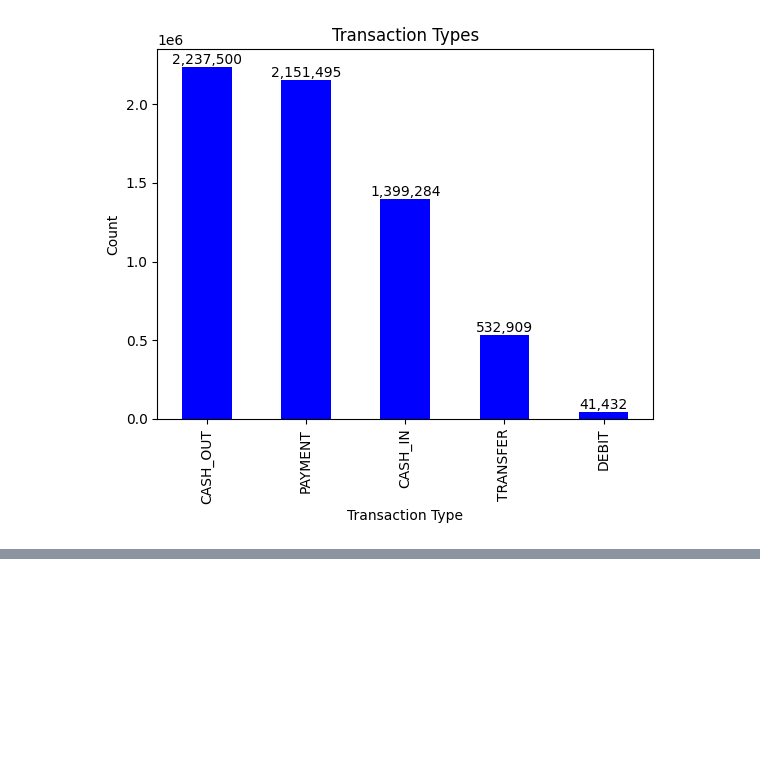
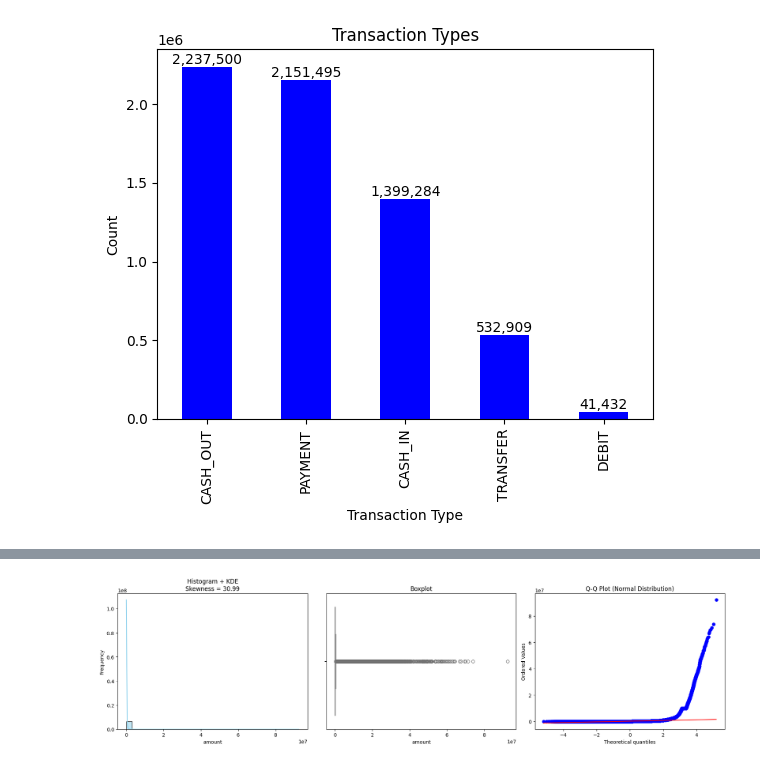
Before and after one commit to samueladitya/bank-fraud-detection, a Jupyter notebook: model_analysis.ipynb, the cells around one changed output, grey strips where cells are left out. Saved outputs shown, nothing was run; the diff lists cells and outputs as text; code cells hidden in the pictures; blank space fills up the shorter version.

```diff
--- a/model_analysis.ipynb
+++ b/model_analysis.ipynb
@@ -101,0 +140,40 @@ plt.show()
+# %%
+from scipy.stats import skew, probplot
+
+def check_skewness(series, bins=30):
+    """
+    Visualisasi distribusi data untuk mengecek skewness.
+    Menampilkan Histogram+KDE, Boxplot, QQ Plot, dan nilai skewness.
+
+    Parameters
+    ----------
+    series : pandas.Series
+        Data numerik yang akan dianalisis
+    bins : int
+        Jumlah bin untuk histogram
+    """
+    data = series.dropna()  # buang missing values
+    skewness = skew(data)
+
+    fig, axes = plt.subplots(1, 3, figsize=(18, 5))
+
+    # 1. Histogram + KDE
+    sns.histplot(data, kde=True, bins=bins, ax=axes[0], color="skyblue")
+    axes[0].set_title(f"Histogram + KDE\nSkewness = {skewness:.2f}")
+    axes[0].set_xlabel(series.name)
+    axes[0].set_ylabel("Frequency")
+
+    # 2. Boxplot
+    sns.boxplot(x=data, ax=axes[1], color="lightgreen")
+    axes[1].set_title("Boxplot")
+
+    # 3. QQ Plot
+    probplot(data, dist="norm", plot=axes[2])
+    axes[2].set_title("Q-Q Plot (Normal Distribution)")
+
+    plt.tight_layout()
+    plt.show()
+# %%
+check_skewness(df['amount'])
+# %% [output]
+[figure, added]
```
Also changed, not shown: parts of 4 cells of this notebook.
